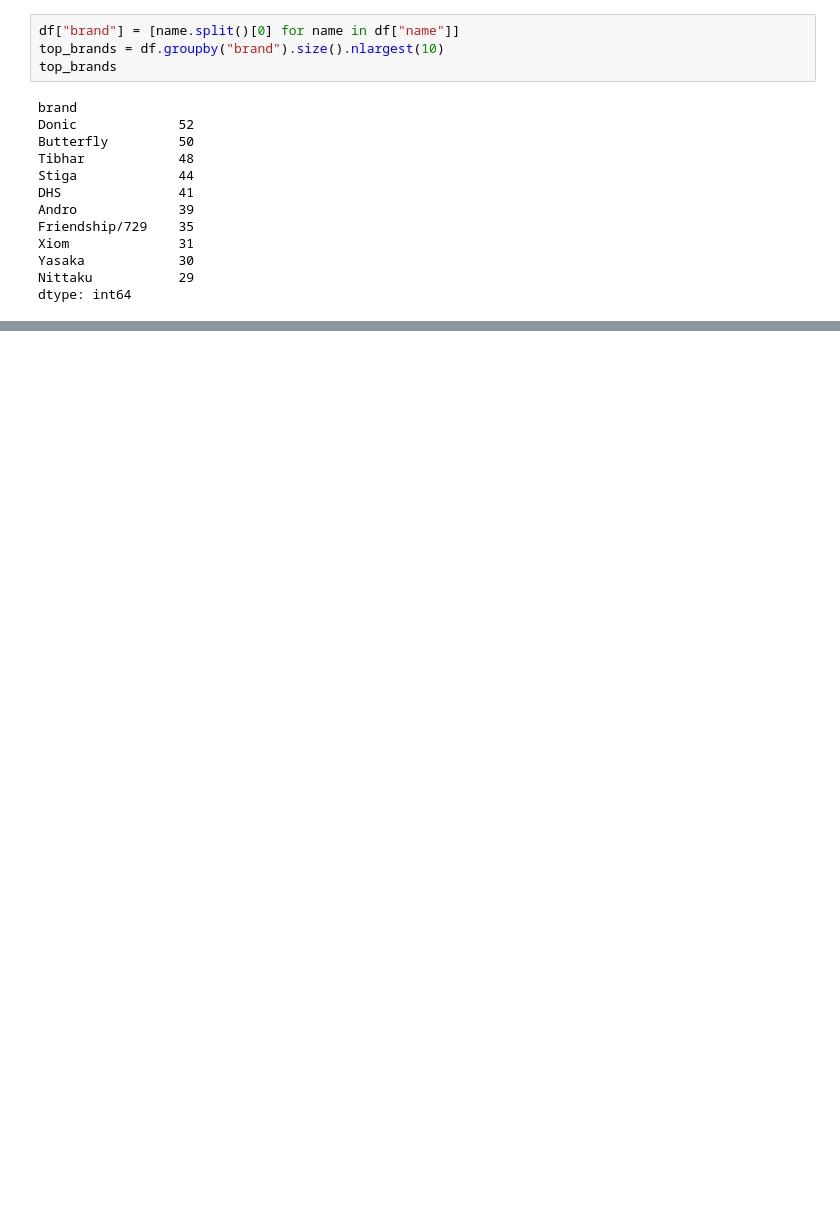
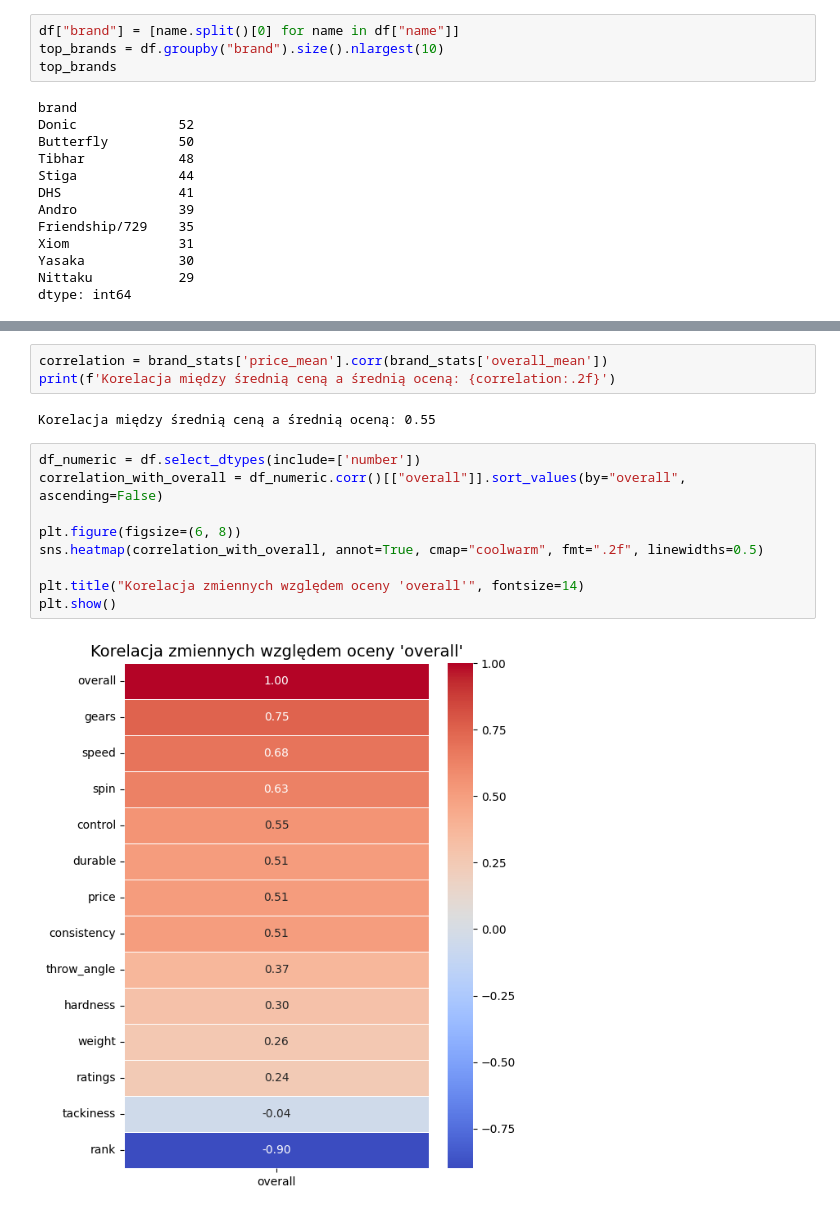
Before and after one commit to sejsmograf/ttrubbers, a Jupyter notebook: exploratory.ipynb, the cells around one changed output, grey strips where cells are left out. Cells and saved outputs as stored; diff of their text form; blank space fills up the shorter version.

Commit message:
correlations and distributions

```diff
--- a/exploratory.ipynb
+++ b/exploratory.ipynb
@@ -83,3 +109,19 @@ plt.xticks(rotation=45)
 plt.show()
 # %% [output]
 [figure]
+# %%
+correlation = brand_stats['price_mean'].corr(brand_stats['overall_mean'])
+print(f'Korelacja między średnią ceną a średnią oceną: {correlation:.2f}')
+# %% [output]
+Korelacja między średnią ceną a średnią oceną: 0.55
+# %%
+df_numeric = df.select_dtypes(include=['number'])
+correlation_with_overall = df_numeric.corr()[["overall"]].sort_values(by="overall", ascending=False)
+
+plt.figure(figsize=(6, 8))
+sns.heatmap(correlation_with_overall, annot=True, cmap="coolwarm", fmt=".2f", linewidths=0.5)
+
+plt.title("Korelacja zmiennych względem oceny 'overall'", fontsize=14)
+plt.show()
+# %% [output]
+[figure, added]
```
Also changed, not shown: parts of 7 cells of this notebook.
